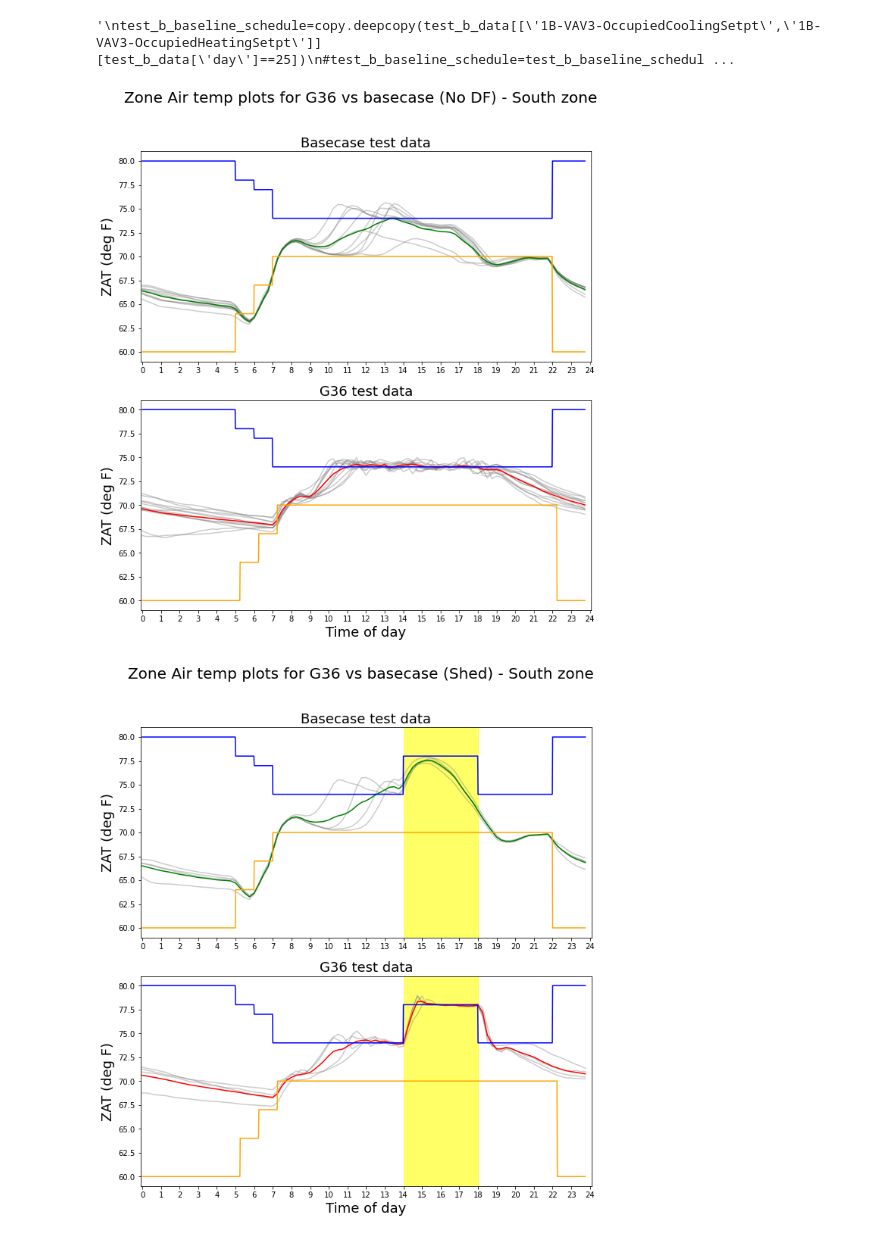
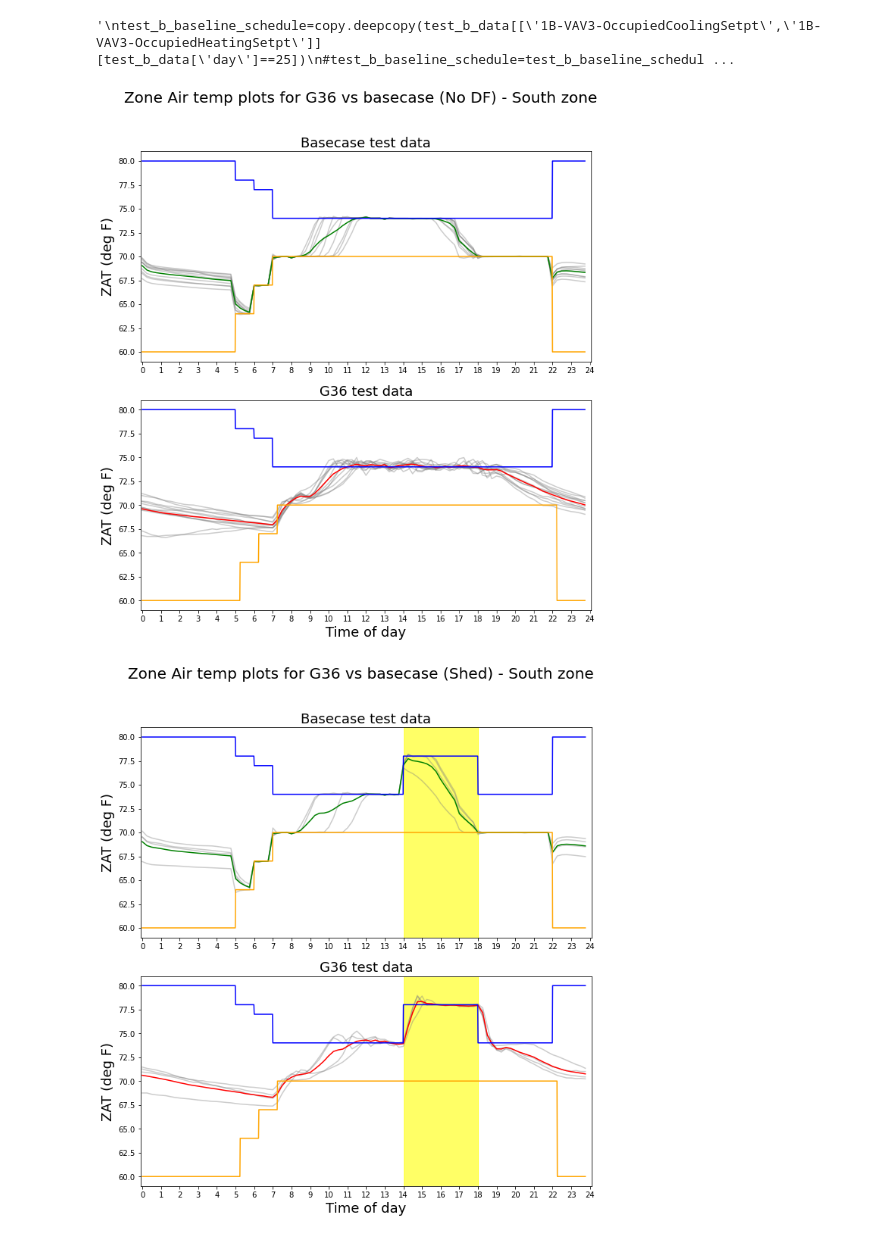
Before and after one commit to rongxinyin/HIL-Sim, a Jupyter notebook: flexlab/test_data_analysis/2023_FLEXLAB_G36_paper_metrics.ipynb, the cells around one changed output. Cells and saved outputs as stored; diff of their text form; code cells hidden in the pictures.

Commit message:
Weiping updated the G36 paper plots on 08152023

```diff
--- a/flexlab/test_data_analysis/2023_FLEXLAB_G36_paper_metrics.ipynb
+++ b/flexlab/test_data_analysis/2023_FLEXLAB_G36_paper_metrics.ipynb
@@ -38,19 +45,21 @@ def list_average(input_list):
 # %%
+
+# below files are archived on 08/13/2023
+"""
 #model_data = pd.read_csv('FlexlabX1aNoLeakBaseline1202_weiping_0526.csv',encoding='latin1', index_col = 0, parse_dates = True)
 
-model_data21 = pd.read_csv('FlexlabX1aNoLeakBaseline_Calib_G36Paper_weiping.csv',encoding = 'latin1', parse_dates = True)
+
+model_data21 = pd.read_csv('FlexlabX1aNoLeakBaseline_Calib_G36Paper_baseline.csv',encoding = 'latin1', parse_dates = True)
+
+#model_data21 = pd.read_csv('FlexlabX1aNoLeakBaseline_Calib_G36Paper_weiping.csv',encoding = 'latin1', parse_dates = True)
 #model_data22 = pd.read_csv('FlexlabX1aNoLeakBaseline_G36paper_shed.csv', encoding = 'latin1',parse_dates = True)
 #model_data23 = pd.read_csv('FlexlabX1aNoLeakBaseline_G36paper_shift.csv',encoding = 'latin1', parse_dates = True)
 #model_data22 = pd.read_csv('FlexlabX1aNoLeakBasecase_NoEcoConG36Con.csv', encoding = 'latin1',parse_dates = True)
 model_data22 = pd.read_csv('FlexlabX1aNoLeakBaseline_Calib_G36Paper_Shed.csv', encoding = 'latin1',parse_dates = True)
+#model_data22 = pd.read_csv('FlexlabX1aNoLeakBaseline_Calib_G36Paper_Shed_high.csv', encoding = 'latin1',parse_dates = True)
+#model_data22 = pd.read_csv('FlexlabX1aNoLeakBaseline_Calib_G36Paper_Shed_optimize1.csv', encoding = 'latin1',parse_dates = True)
 
 model_data23 = pd.read_csv('FlexlabX1aNoLeakBaseline_Calib_G36Paper_Shift.csv',encoding = 'latin1', parse_dates = True)
 
-test_b_data = pd.read_csv('data23_revised.csv', encoding = 'latin1', index_col = 0, parse_dates = True)
-test_a_data = pd.read_csv('data22_revised.csv', encoding = 'latin1', index_col = 0, parse_dates = True)
 
-#print(model_data.head())
-#print("=====")
-#print(test_data.head())
-#model_data.dtypes
-#print(model_data['time'].head())
+"""
@@ -2633,7 +2664,7 @@ _=ax[1].set_xticks(list(range(0,25)))
 ax[1].set_ylim(59,81)
 _=ax[1].set_xlim(-0.1,24.1)
 # %% [output]
-[figure, old version]
+[figure, new version]
 # %%
 
 
@@ -2648,7 +2679,8 @@ fig.suptitle('Zone Air temp plots for G36 vs basecase (Shed) - South zone', font
 one_day_data_basecase=pd.DataFrame()
 one_day_data_basecase = model_data22[['hour']][model_data22['day']==25].set_index('hour')
 
-model_shed_schedule=copy.deepcopy(model_data22[['1A-VAV3-OccupiedCoolingSetpt','1A-VAV3-OccupiedHeatingSetpt']][model_data22['day']==25])
+model_shed_schedule=copy.deepcopy(model_data22[['1A-VAV3-OccupiedCoolingSetpt','1A-VAV3-OccupiedHeatingSetpt']][model_data22['day']==10])
+
 model_shed_schedule=model_shed_schedule.round(0)
 model_shed_schedule=model_shed_schedule.resample('1T').asfreq().fillna(method="ffill")
 model_shed_schedule['datetime']=model_shed_schedule.index
@@ -2700,34 +2732,34 @@ _=ax[0].set_xlim(-0.1,24.1)
 
 
 
 one_day_data_G36=pd.DataFrame()
 one_day_data_G36 = test_b_data[['hour']][test_b_data['day']==25].set_index('hour')
 for day in shed_days_1b:
     one_day_data_G36[f'1B-VAV3-Zn_Temp{day}']=test_b_data[['hour','1B-VAV3-Zn_Temp']][test_b_data['day']==day].set_index('hour')
     ax[1].plot(one_day_data_G36.index,one_day_data_G36[f'1B-VAV3-Zn_Temp{day}'],color="gray",alpha=0.4)
 
 one_day_data_G36['mean_temperature'] = one_day_data_G36.mean(axis=1)
 ax[1].plot(one_day_data_G36.index,one_day_data_G36['mean_temperature'],color="red",alpha=1)
 
 
 
 
 ax[1].plot(test_b_shed_schedule.index,test_b_shed_schedule['1B-VAV3-OccupiedCoolingSetpt'],color='blue')
 ax[1].plot(test_b_shed_schedule.index,test_b_shed_schedule['1B-VAV3-OccupiedHeatingSetpt'],color='orange')
 
 
 ax[1].fill_between(x,y1,y2,alpha=0.6,color='yellow')
 
 
 #ax[1].legend(fontsize=13)
 ax[1].set_title('G36 test data',fontsize=18)
 ax[1].set_xlabel('Time of day',fontsize=18)
 ax[1].set_ylabel('ZAT (deg F)',fontsize=18)
 _=ax[1].set_xticks(list(range(0,25)))
 ax[1].set_ylim(59,81)
 _=ax[1].set_xlim(-0.1,24.1)
 # %% [output]
-[figure, old version]
+[figure, new version]
 # %%
 
 
```
Also changed, not shown: parts of 40 cells of this notebook, 1 other file.
